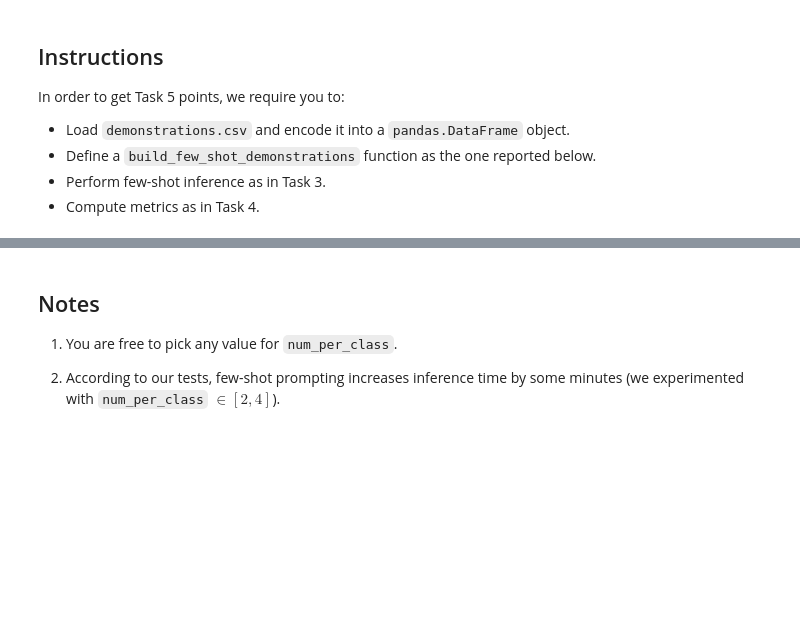
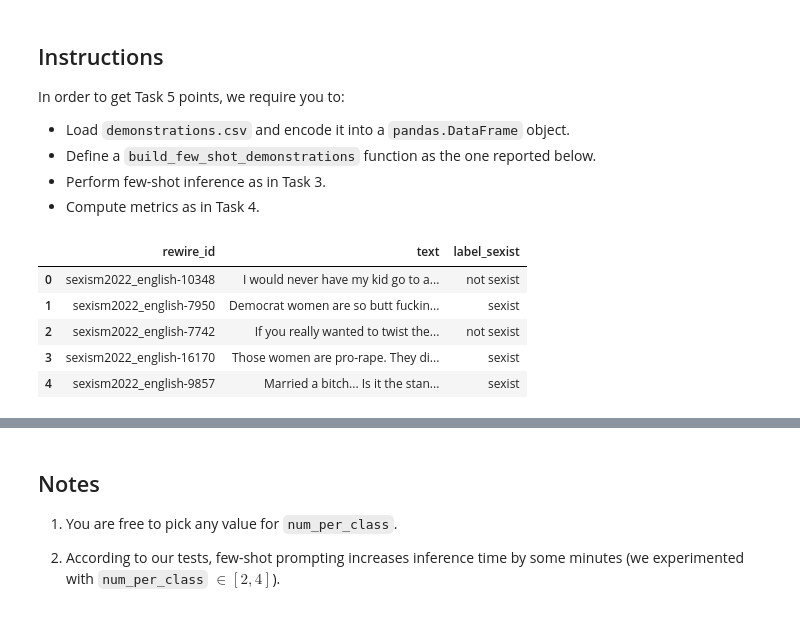
Before and after one commit to tancredibosi/nlp-assignments, a Jupyter notebook: [NLP_2425]_Assignment_2.ipynb, the cells around one changed output, grey strips where cells are left out. Cells and saved outputs as stored; diff of their text form; code cells hidden in the pictures; blank space fills up the shorter version.

```diff
--- a/[NLP_2425]_Assignment_2.ipynb
+++ b/[NLP_2425]_Assignment_2.ipynb
@@ -551,5 +518,16 @@ In order to get Task 5 points, we require you to:
 - Define a ``build_few_shot_demonstrations`` function as the one reported below.
 - Perform few-shot inference as in Task 3.
 - Compute metrics as in Task 4.
+# %%
+demonstrations = dataframes['demonstrations.csv']
+# %%
+demonstrations.head()
+# %% [output]
+|  | rewire_id | text | label_sexist |
+| 0 | sexism2022_english-10348 | I would never have my kid go to a... | not sexist |
+| 1 | sexism2022_english-7950 | Democrat women are so butt fuckin... | sexist |
+| 2 | sexism2022_english-7742 | If you really wanted to twist the... | not sexist |
+| 3 | sexism2022_english-16170 | Those women are pro-rape. They di... | sexist |
+| 4 | sexism2022_english-9857 | Married a bitch... Is it the stan... | sexist |
 # %%
 def build_few_shot_demonstrations(demonstrations, num_per_class=2):
```
Also changed, not shown: parts of 19 cells of this notebook.
